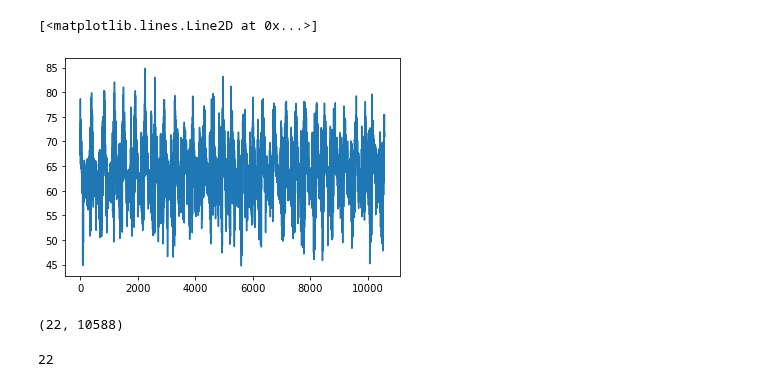
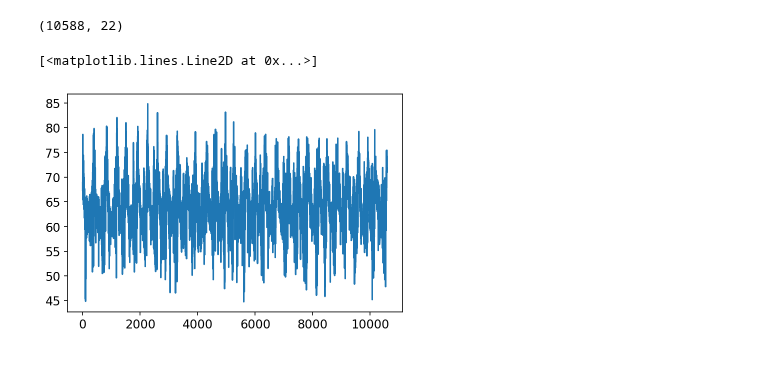
Before and after one commit to MehliyarSadiq/geoschem_simulations, a Jupyter notebook: inversion/satellite/oco-2/4.inversion.ipynb, the cells around one changed output. Cells and saved outputs as stored; diff of their text form; code cells hidden in the pictures.

```diff
--- a/inversion/satellite/oco-2/4.inversion.ipynb
+++ b/inversion/satellite/oco-2/4.inversion.ipynb
@@ -1,5 +1,16 @@
 # %%
 # inversion calculation
+# %%
+# to display plots in notebook
+%matplotlib inline
+%config InlineBackend.figure_format = "retina"
+
+from matplotlib import rcParams
+rcParams["savefig.dpi"] = 300  # high res plots
+rcParams["font.size"] = 12
+
+import warnings
+warnings.filterwarnings('ignore')
 # %%
 import numpy as np
 import xarray as xr
@@ -33,9 +41,10 @@ diff.plot()
 # %%
-# reduce the size of array and matrix
+# reduce the size of array and matrix, from 400k to 10k
 xco2_oco2 = ds_xco2_model['xco2_obs']
 x = xco2_oco2.copy()
 x = x[np.logical_not(np.isnan(x))]
-ind = x.record.values
+ind = x.record.values # index for slicing
+length = len(ind)
 # %%
 diff_slice = diff[ind].values
 np.shape(diff_slice)
@@ -44,25 +55,15 @@ np.shape(diff_slice)
 # %%
-del_Y_matrix = np.empty((len(ind),22))
+del_Y_matrix = np.empty((length,22))
 del_Y_matrix[:] = np.nan
-np.shape(del_Y_matrix)
+print(np.shape(del_Y_matrix))
+
 for itag in range(22):
     name_var = 'Mar_X_SpeciesConc_CO2Tag' + str(itag+1)
     del_Y_matrix[:,itag] = ds_xco2_model[name_var][ind].values
+# %% [output]
+(10588, 22)
 # %%
-plt.plot(del_Y_matrix[:,1])
+plt.plot(del_Y_matrix[:,0])
 # %% [output]
 [<matplotlib.lines.Line2D at 0x...>]
-[figure, old version]
+[figure, new version]
-# %%
-del_Y_tran = np.matrix.transpose(del_Y_matrix)
-k_e = np.linalg.inv(np.matmul(del_Y_matrix, del_Y_tran) + 2)
-k_e = np.matmul(del_Y_tran, k_e)
-np.shape(k_e)
-# %% [output]
-(22, 10588)
-# %%
-adjust = np.matmul(k_e, diff_slice)
-#plt.plot(adjust)
-len(adjust)
-# %% [output]
-22
```
Also changed, not shown: parts of 12 cells of this notebook, 1 other file.
